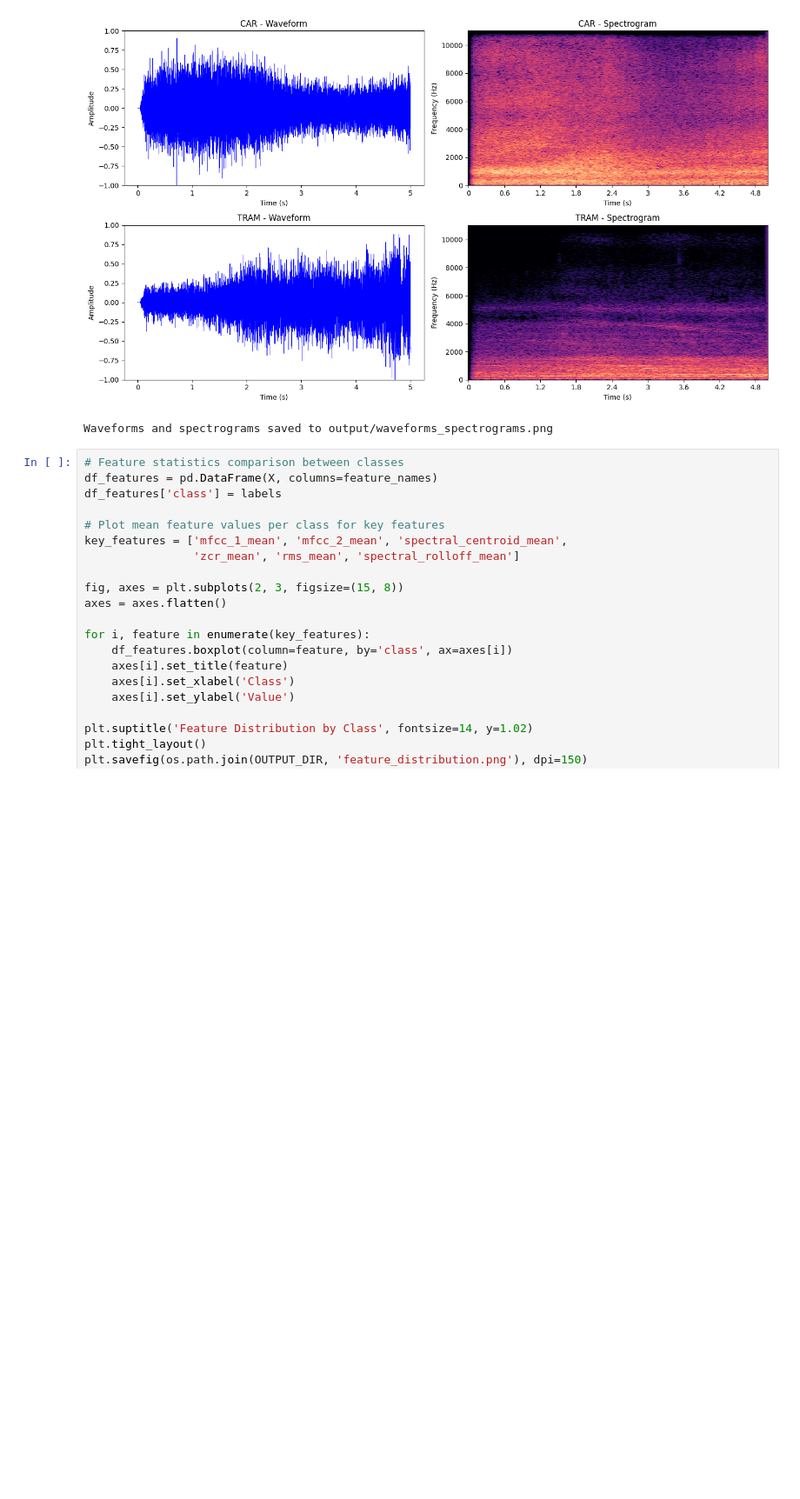
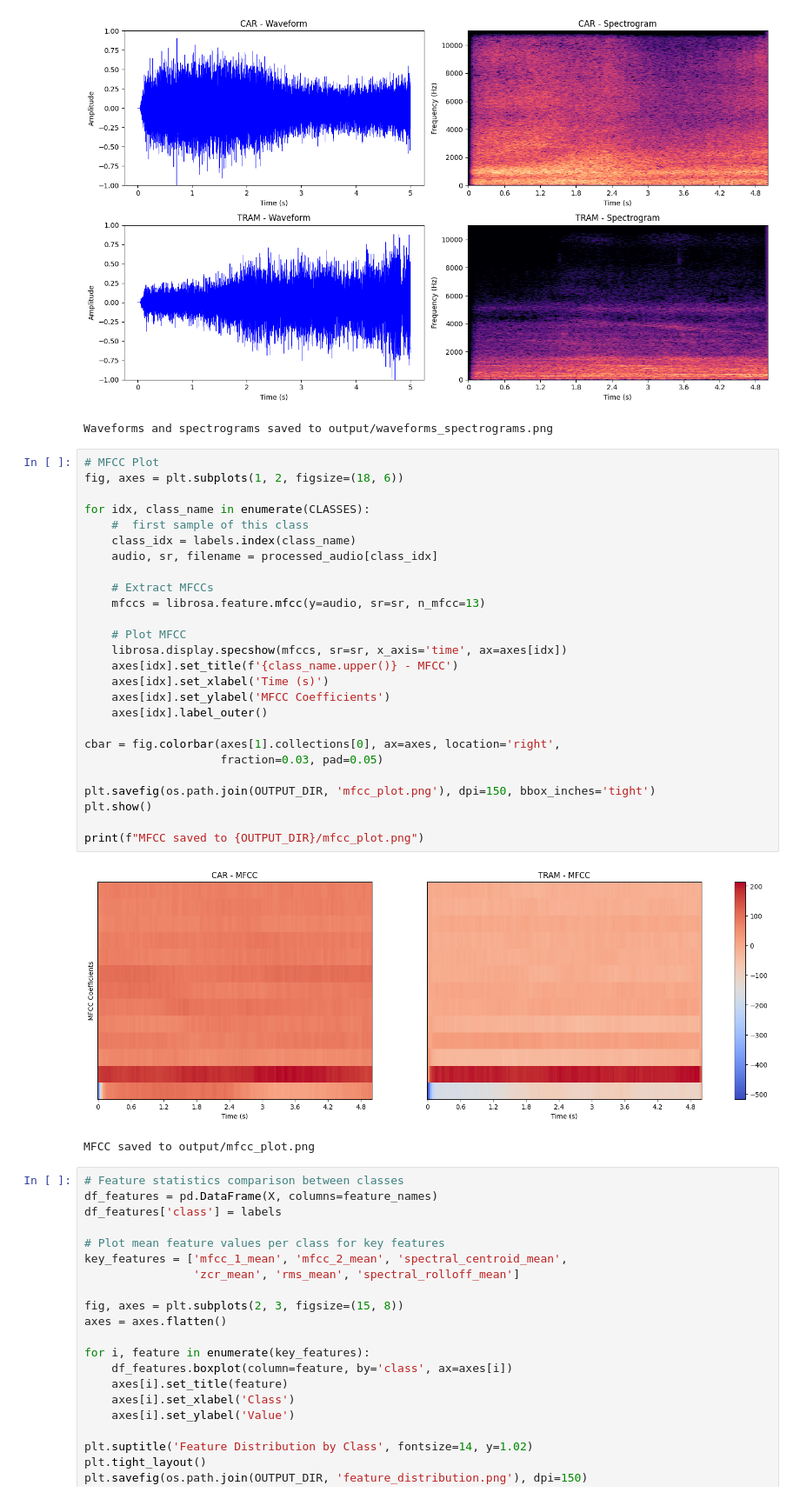
Before and after one commit to safo-124/audio-final-Project, a Jupyter notebook: project_family_names.ipynb, the cells around one changed output. Shown at 87% size. Cells and saved outputs as stored; diff of their text form; blank space fills up the shorter version.

Commit message:
MFCC visualization and test audio example

```diff
--- a/project_family_names.ipynb
+++ b/project_family_names.ipynb
@@ -561,6 +561,35 @@ print(f"Waveforms and spectrograms saved to {OUTPUT_DIR}/waveforms_spectrograms.
 # %% [output]
 [figure]
 Waveforms and spectrograms saved to output/waveforms_spectrograms.png
+# %%
+# MFCC Plot
+fig, axes = plt.subplots(1, 2, figsize=(18, 6))
+
+for idx, class_name in enumerate(CLASSES):
+    #  first sample of this class
+    class_idx = labels.index(class_name)
+    audio, sr, filename = processed_audio[class_idx]
+
+    # Extract MFCCs
+    mfccs = librosa.feature.mfcc(y=audio, sr=sr, n_mfcc=13)
+
+    # Plot MFCC
+    librosa.display.specshow(mfccs, sr=sr, x_axis='time', ax=axes[idx])
+    axes[idx].set_title(f'{class_name.upper()} - MFCC')
+    axes[idx].set_xlabel('Time (s)')
+    axes[idx].set_ylabel('MFCC Coefficients')
+    axes[idx].label_outer()
+
+cbar = fig.colorbar(axes[1].collections[0], ax=axes, location='right',
+                    fraction=0.03, pad=0.05)
+
+plt.savefig(os.path.join(OUTPUT_DIR, 'mfcc_plot.png'), dpi=150, bbox_inches='tight')
+plt.show()
+
+print(f"MFCC saved to {OUTPUT_DIR}/mfcc_plot.png")
+# %% [output]
+[figure, added]
+MFCC saved to output/mfcc_plot.png
 # %%
 # Feature statistics comparison between classes
 df_features = pd.DataFrame(X, columns=feature_names)
```
Also changed, not shown: parts of 6 cells of this notebook, 5 other files.
